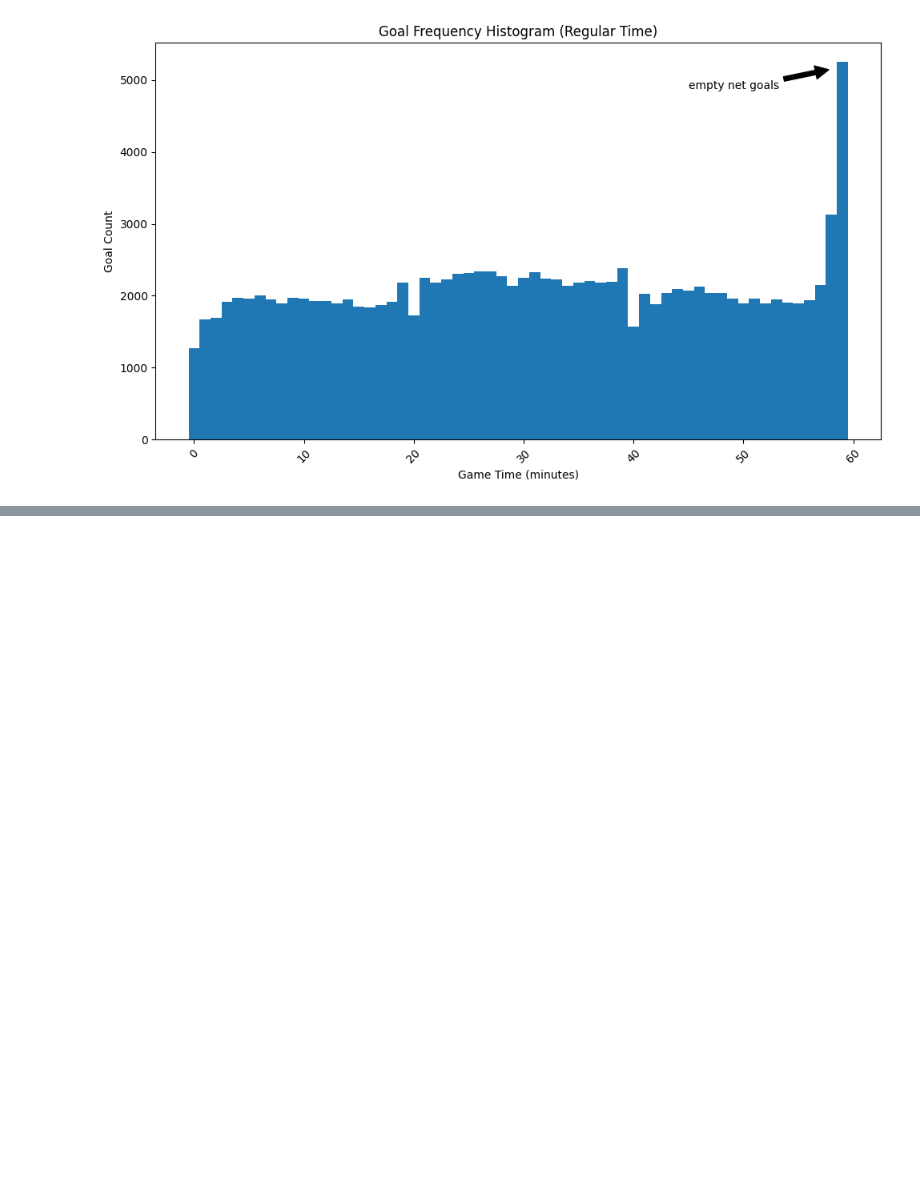
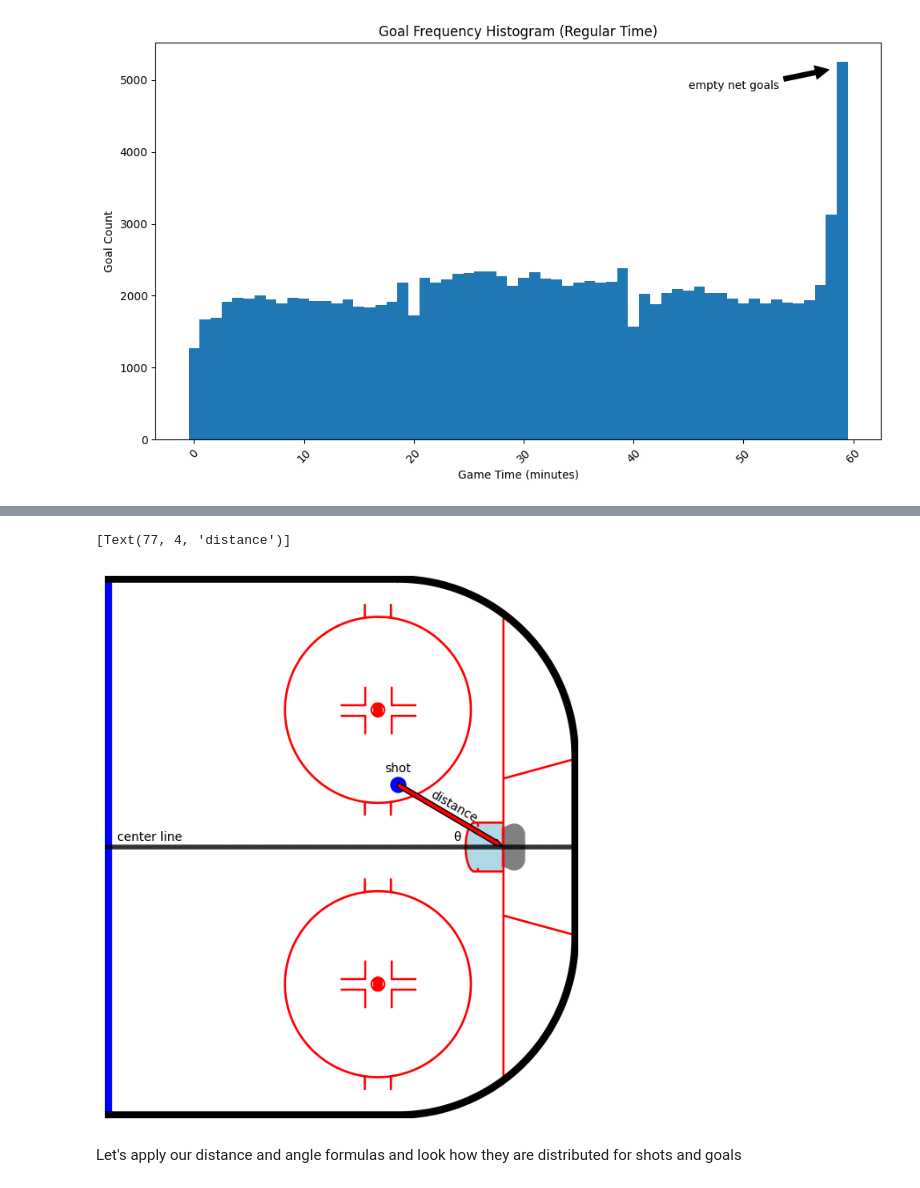
Before and after one commit to mattzirp/pucks_to_the_net, a Jupyter notebook: notebooks/baseline_analysis.ipynb, the cells around one changed output, grey strips where cells are left out. Drawn from its saved outputs; the diff is of its cells as text; code cells hidden in the pictures; blank space fills up the shorter version.

```diff
--- a/notebooks/baseline_analysis.ipynb
+++ b/notebooks/baseline_analysis.ipynb
@@ -226,0 +254,20 @@ game_plays = game_plays[['xC', 'yC', 'goal']]
+# %%
+# Center of goal is (89, 0)
+from hockey_rink import NHLRink # this package allows annotation of the rink
+
+fig, ax = plt.subplots(1, 1, figsize=(14, 8))
+nhl = NHLRink()
+nhl.draw(ax = ax, display_range = "ozone")
+
+nhl.scatter(x=72, y=10, color='blue', s=150)
+nhl.arrow(x=72, y=10, x2=89, y2=0, facecolor = "red", length_includes_head=True, head_width=1)
+nhl.arrow(x=25, y=0, x2=110, y2=0, facecolor="black", head_width=None, linestyle='--', linewidth=0.1, alpha=0.8)
+nhl.text(x=70, y=12, s="shot")
+nhl.text(x=81, y=1, s="θ")
+nhl.text(x=27, y=1, s="center line")
+nhl.text(x=77, y=4, s="distance", rotation=-30)
+# %% [output]
+[Text(77, 4, 'distance')]
+[figure, added]
+# %% [markdown]
+Let's apply our distance and angle formulas and look how they are distributed for shots and goals
```
Also changed, not shown: parts of 15 cells of this notebook, 9 other files.
